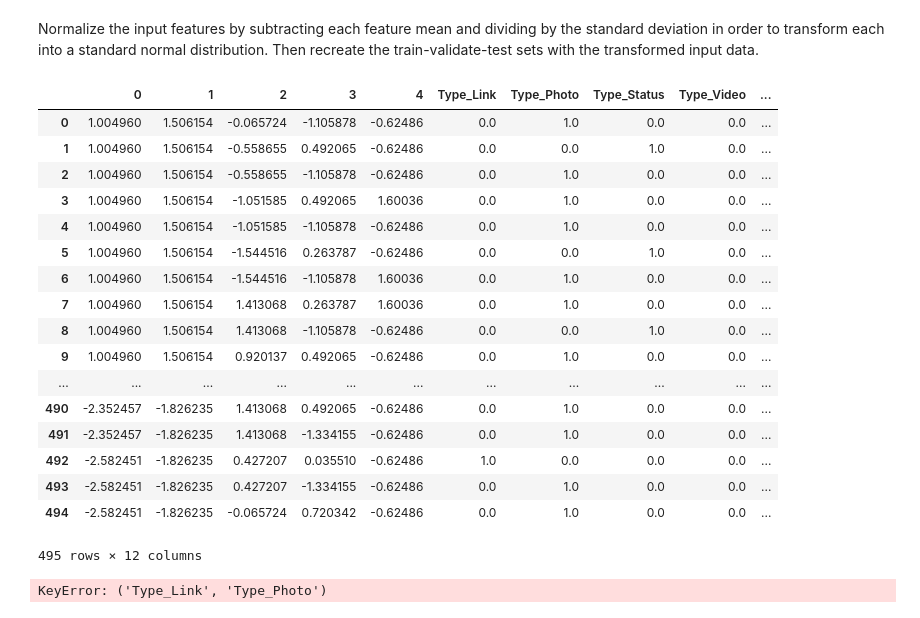
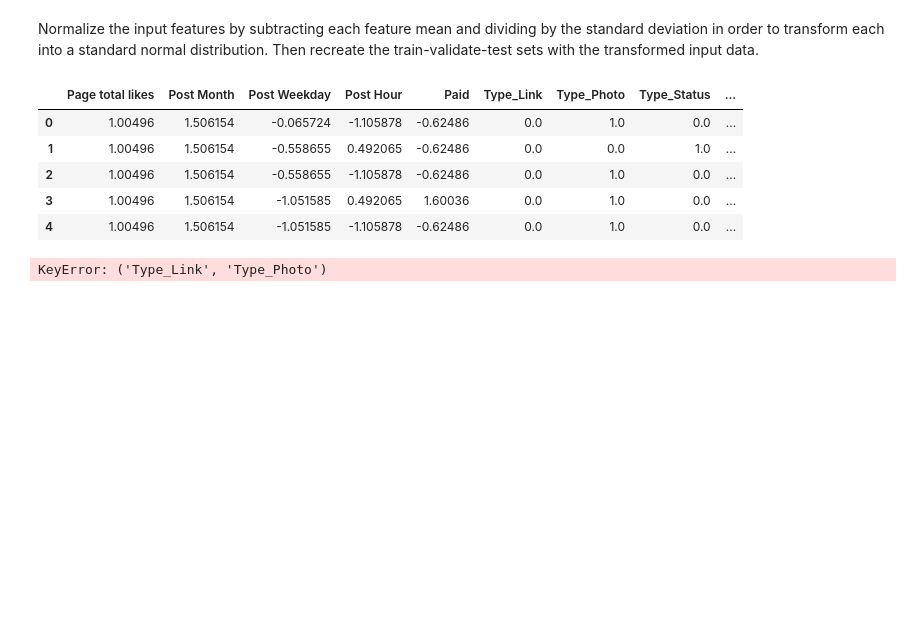
Before and after one commit to fleralle/dsc-tuning-neural-networks-with-normalization-lab-houston-ds-042219, a Jupyter notebook: index.ipynb, the cells around one changed output. Saved outputs shown, nothing was run; the diff lists cells and outputs as text; code cells hidden in the pictures; blank space fills up the shorter version.

```diff
--- a/index.ipynb
+++ b/index.ipynb
@@ -185,31 +185,20 @@ Normalize the input features by subtracting each feature mean and dividing by th
 # %%
 ## standardize/categorize
 scaler = StandardScaler()
 X_scaled = pd.DataFrame(scaler.fit_transform(X.iloc[:,:5].astype('float')))
 X_scaled = X_scaled.join(X.iloc[:,5:])
 # X_scaled = pd.concat([scaled_df, X.iloc[:,5:]], axis=1)
-# X_scaled.columns = X.columns
+X_scaled.columns = X.columns
+X_scaled.head()
 # X_scaled.dropna(inplace=True)
 # X_scaled.isna().sum(), X_scaled.shape, X.iloc[:,5:].shape
 # %% [output]
-|  | 0 | 1 | 2 | 3 | 4 | Type_Link | Type_Photo | Type_Status | Type_Video | ... |
-| 0 | 1.004960 | 1.506154 | -0.065724 | -1.105878 | -0.62486 | 0.0 | 1.0 | 0.0 | 0.0 | ... |
-| 1 | 1.004960 | 1.506154 | -0.558655 | 0.492065 | -0.62486 | 0.0 | 0.0 | 1.0 | 0.0 | ... |
-| 2 | 1.004960 | 1.506154 | -0.558655 | -1.105878 | -0.62486 | 0.0 | 1.0 | 0.0 | 0.0 | ... |
-| 3 | 1.004960 | 1.506154 | -1.051585 | 0.492065 | 1.60036 | 0.0 | 1.0 | 0.0 | 0.0 | ... |
-| 4 | 1.004960 | 1.506154 | -1.051585 | -1.105878 | -0.62486 | 0.0 | 1.0 | 0.0 | 0.0 | ... |
-| 5 | 1.004960 | 1.506154 | -1.544516 | 0.263787 | -0.62486 | 0.0 | 0.0 | 1.0 | 0.0 | ... |
-| 6 | 1.004960 | 1.506154 | -1.544516 | -1.105878 | 1.60036 | 0.0 | 1.0 | 0.0 | 0.0 | ... |
-| 7 | 1.004960 | 1.506154 | 1.413068 | 0.263787 | 1.60036 | 0.0 | 1.0 | 0.0 | 0.0 | ... |
-| 8 | 1.004960 | 1.506154 | 1.413068 | -1.105878 | -0.62486 | 0.0 | 0.0 | 1.0 | 0.0 | ... |
-| 9 | 1.004960 | 1.506154 | 0.920137 | 0.492065 | -0.62486 | 0.0 | 1.0 | 0.0 | 0.0 | ... |
-| ... | ... | ... | ... | ... | ... | ... | ... | ... | ... | ... |
-| 490 | -2.352457 | -1.826235 | 1.413068 | 0.492065 | -0.62486 | 0.0 | 1.0 | 0.0 | 0.0 | ... |
-| 491 | -2.352457 | -1.826235 | 1.413068 | -1.334155 | -0.62486 | 0.0 | 1.0 | 0.0 | 0.0 | ... |
-| 492 | -2.582451 | -1.826235 | 0.427207 | 0.035510 | -0.62486 | 1.0 | 0.0 | 0.0 | 0.0 | ... |
-| 493 | -2.582451 | -1.826235 | 0.427207 | -1.334155 | -0.62486 | 0.0 | 1.0 | 0.0 | 0.0 | ... |
-| 494 | -2.582451 | -1.826235 | -0.065724 | 0.720342 | -0.62486 | 0.0 | 1.0 | 0.0 | 0.0 | ... |
+|  | Page total likes | Post Month | Post Weekday | Post Hour | Paid | Type_Link | Type_Photo | Type_Status | ... |
+| 0 | 1.00496 | 1.506154 | -0.065724 | -1.105878 | -0.62486 | 0.0 | 1.0 | 0.0 | ... |
+| 1 | 1.00496 | 1.506154 | -0.558655 | 0.492065 | -0.62486 | 0.0 | 0.0 | 1.0 | ... |
+| 2 | 1.00496 | 1.506154 | -0.558655 | -1.105878 | -0.62486 | 0.0 | 1.0 | 0.0 | ... |
+| 3 | 1.00496 | 1.506154 | -1.051585 | 0.492065 | 1.60036 | 0.0 | 1.0 | 0.0 | ... |
+| 4 | 1.00496 | 1.506154 | -1.051585 | -1.105878 | -0.62486 | 0.0 | 1.0 | 0.0 | ... |
-495 rows × 12 columns
 # %%
 sorted(X_scaled['Type_Link', 'Type_Photo'].isna(), reverse=True)
 # %% [output]
```
